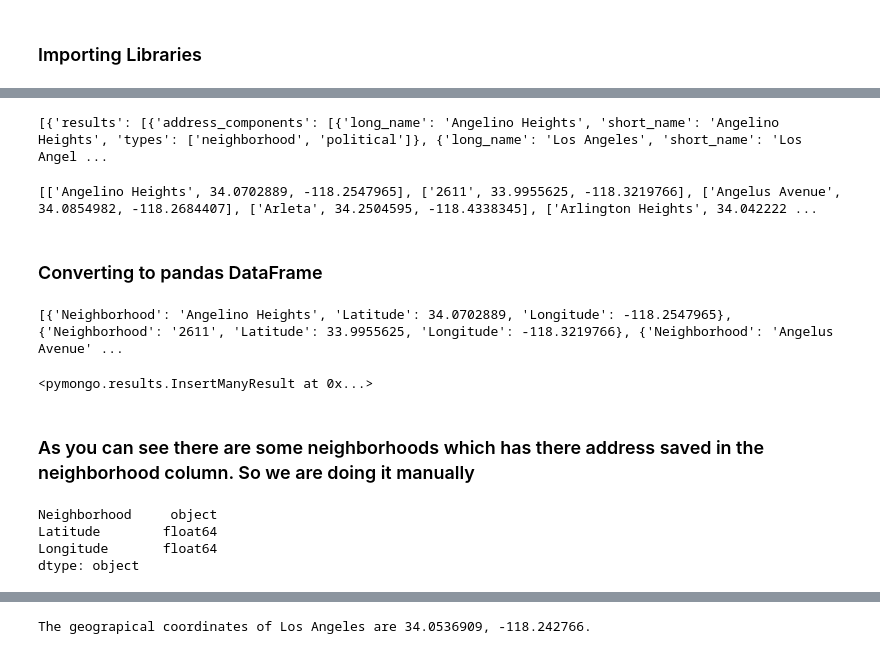
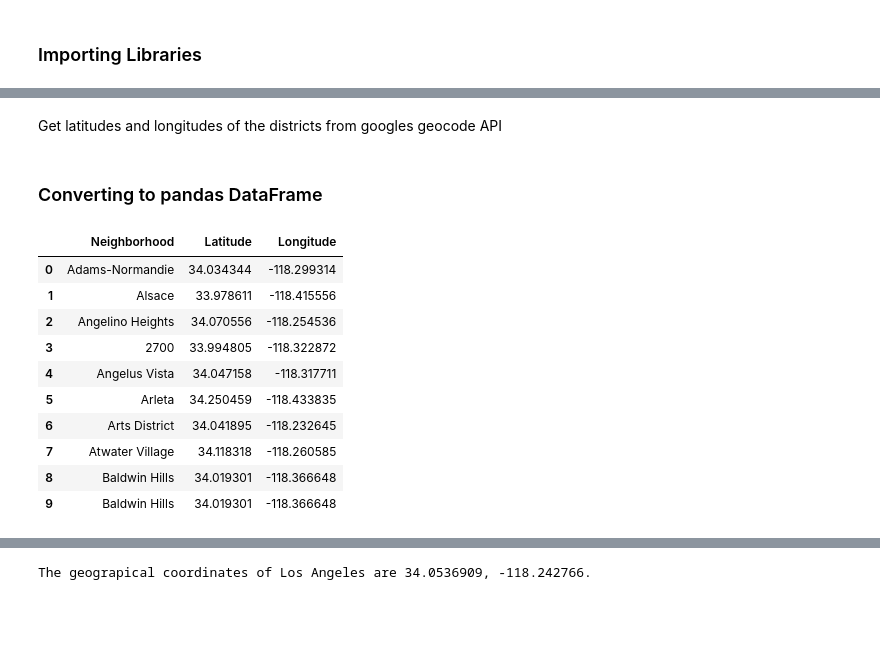
Before and after one commit to DhrmilNCI/DAP-Taba, a Jupyter notebook: DAP CA2 Team F.ipynb, the cells around one changed output, grey strips where cells are left out. Cells and saved outputs as stored; diff of their text form; code cells hidden in the pictures; blank space fills up the shorter version.

```diff
--- a/DAP CA2 Team F.ipynb
+++ b/DAP CA2 Team F.ipynb
@@ -37,6 +63,8 @@ for div in places:
+# %% [markdown]
+Get latitudes and longitudes of the districts from googles geocode API
 # %%
 def getNeighborhoodData(neighborhoods_list):
-    geoKey = 'your-geocodingAPI-key'
+    geoKey = 'AIzaSyBUsUvKIiN0KWGCvg7S2dXTGxUnIJvIPyg'
     try:
         with open("LA_Neighborhoods.json") as data:
             jsonList = json.load(data)
@@ -58,9 +86,7 @@ def getNeighborhoodData(neighborhoods_list):
     return jsonList
 # %%
 jsonList = getNeighborhoodData(neighborhoods_list)
-print(jsonList)
+#print(jsonList)
-# %% [output]
-[{'results': [{'address_components': [{'long_name': 'Angelino Heights', 'short_name': 'Angelino Heights', 'types': ['neighborhood', 'political']}, {'long_name': 'Los Angeles', 'short_name': 'Los Angel ...
 # %%
 neighborData = []
 for element in jsonList:
@@ -70,24 +96,28 @@ for element in jsonList:
             element['results'][0]['geometry']['location']['lat'],
             element['results'][0]['geometry']['location']['lng']
         ])
-print(neighborData)
+#print(neighborData)
-# %% [output]
-[['Angelino Heights', 34.0702889, -118.2547965], ['2611', 33.9955625, -118.3219766], ['Angelus Avenue', 34.0854982, -118.2684407], ['Arleta', 34.2504595, -118.4338345], ['Arlington Heights', 34.042222 ...
 # %% [markdown]
 ### Converting to pandas DataFrame
 # %%
 laDF = pd.DataFrame(
     data=neighborData,
     columns=["Neighborhood", "Latitude", "Longitude"],
 )
-
+data = laDF.to_dict(orient='records')
 laDF.head(10)
-data = laDF.to_dict(orient='records')
-print(data)
+#print(data)
 #run the below line of code only once, otherewise it will make entry of duplicate records
-collection.insert_many(data)
+#collection.insert_many(data)
 # %% [output]
-[{'Neighborhood': 'Angelino Heights', 'Latitude': 34.0702889, 'Longitude': -118.2547965}, {'Neighborhood': '2611', 'Latitude': 33.9955625, 'Longitude': -118.3219766}, {'Neighborhood': 'Angelus Avenue' ...
-<pymongo.results.InsertManyResult at 0x...>
+|  | Neighborhood | Latitude | Longitude |
+| 0 | Adams-Normandie | 34.034344 | -118.299314 |
+| 1 | Alsace | 33.978611 | -118.415556 |
+| 2 | Angelino Heights | 34.070556 | -118.254536 |
+| 3 | 2700 | 33.994805 | -118.322872 |
+| 4 | Angelus Vista | 34.047158 | -118.317711 |
+| 5 | Arleta | 34.250459 | -118.433835 |
+| 6 | Arts District | 34.041895 | -118.232645 |
+| 7 | Atwater Village | 34.118318 | -118.260585 |
+| 8 | Baldwin Hills | 34.019301 | -118.366648 |
+| 9 | Baldwin Hills | 34.019301 | -118.366648 |
-# %% [markdown]
-### As you can see there are some neighborhoods which has there address saved in the neighborhood column. So we are doing it manually
@@ -110,7 +123,0 @@ laDF.loc[184, "Neighborhood"] = "Westside Village"
-# %%
-laDF.dtypes
-# %% [output]
-Neighborhood     object
-Latitude        float64
-Longitude       float64
-dtype: object
```
Also changed, not shown: parts of 30 cells of this notebook, 8 other files.
